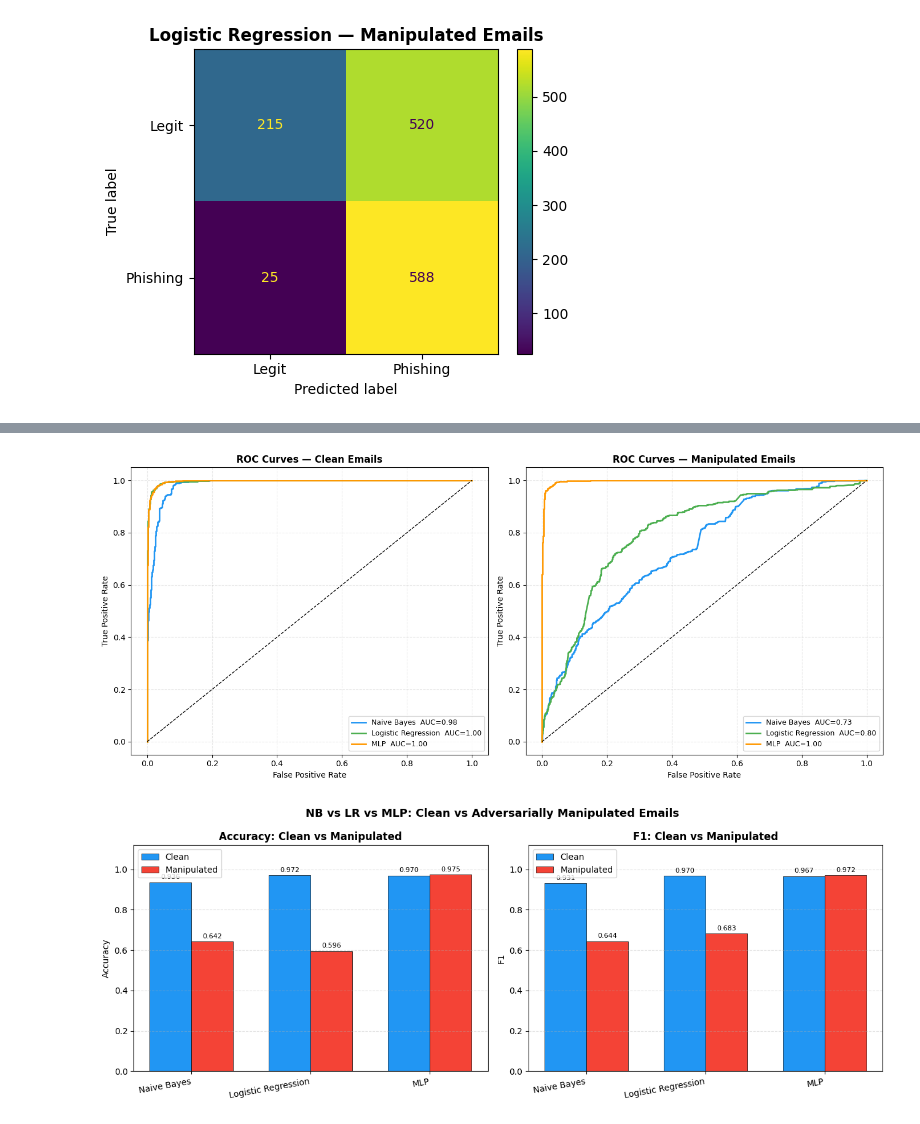
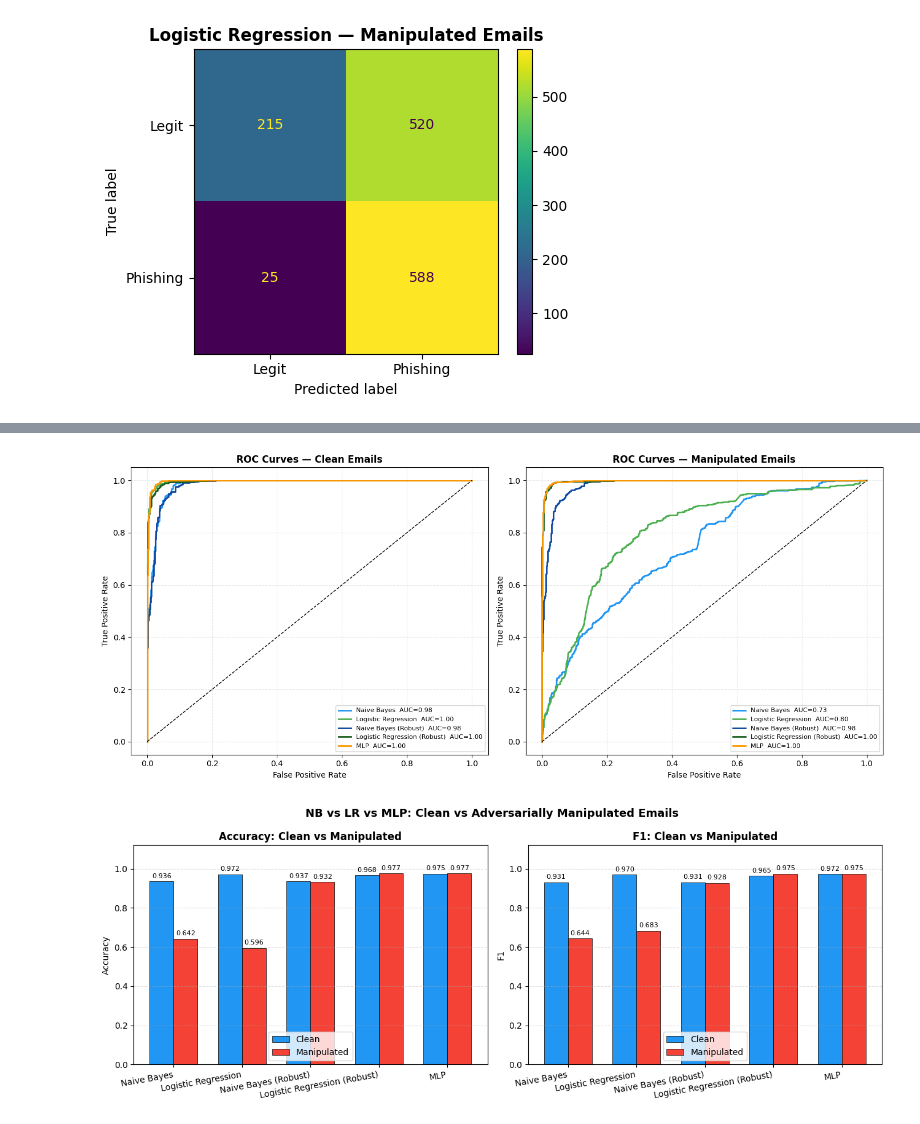
Before and after one commit to ayanamesu/Phishing-Email-Detection-Under-Adversarial-Attack-Comparing-MLP-Naive-Bayes-and-Logistic-Regression, a Jupyter notebook: phishing_email.ipynb, the cells around one changed output, grey strips where cells are left out. Drawn from its saved outputs; the diff is of its cells as text; code cells hidden in the pictures.

```diff
--- a/phishing_email.ipynb
+++ b/phishing_email.ipynb
@@ -419,25 +522,31 @@ EER : 0.0245  (lower is better)
 # %%
 # ROC Curves
 fig, axes = plt.subplots(1, 2, figsize=(14, 6))
-colors = {'Naive Bayes': '#2196F3', 'Logistic Regression': '#4CAF50', 'MLP': '#FF9800'}
+colors = {
+    'Naive Bayes': '#2196F3',
+    'Logistic Regression': '#4CAF50',
+    'MLP': '#FF9800',
+    'Naive Bayes (Robust)': '#0D47A1',
+    'Logistic Regression (Robust)': '#1B5E20'
+}
 
 for ax, split, title in zip(axes, ['clean', 'manip'], ['Clean Emails', 'Manipulated Emails']):
     for name, data in roc_data.items():
         if split in data:
             fpr, tpr, roc_auc = data[split]
             ax.plot(fpr, tpr, label=f'{name}  AUC={roc_auc:.2f}', color=colors[name], linewidth=2)
     ax.plot([0, 1], [0, 1], 'k--', linewidth=1)
     ax.set_xlabel('False Positive Rate')
     ax.set_ylabel('True Positive Rate')
     ax.set_title(f'ROC Curves — {title}', fontweight='bold')
-    ax.legend(fontsize=9)
+    ax.legend(fontsize=8)
     ax.grid(True, linestyle='--', alpha=0.3)
 
 plt.tight_layout()
 plt.savefig('roc_curves_comparison.png', dpi=150, bbox_inches='tight')
 plt.show()
 # %% [output]
-[figure, old version]
+[figure, new version]
 # %%
 # Bar chart
 model_names = list(results_clean.keys())
@@ -473,7 +582,7 @@ plt.tight_layout()
 plt.savefig('model_comparison_bar.png', dpi=150, bbox_inches='tight')
 plt.show()
 # %% [output]
-[figure, old version]
+[figure, new version]
 # %%
 # EER
 eer_clean = [results_clean[m]['EER'] for m in model_names]
```
Also changed, not shown: parts of 12 cells of this notebook.
